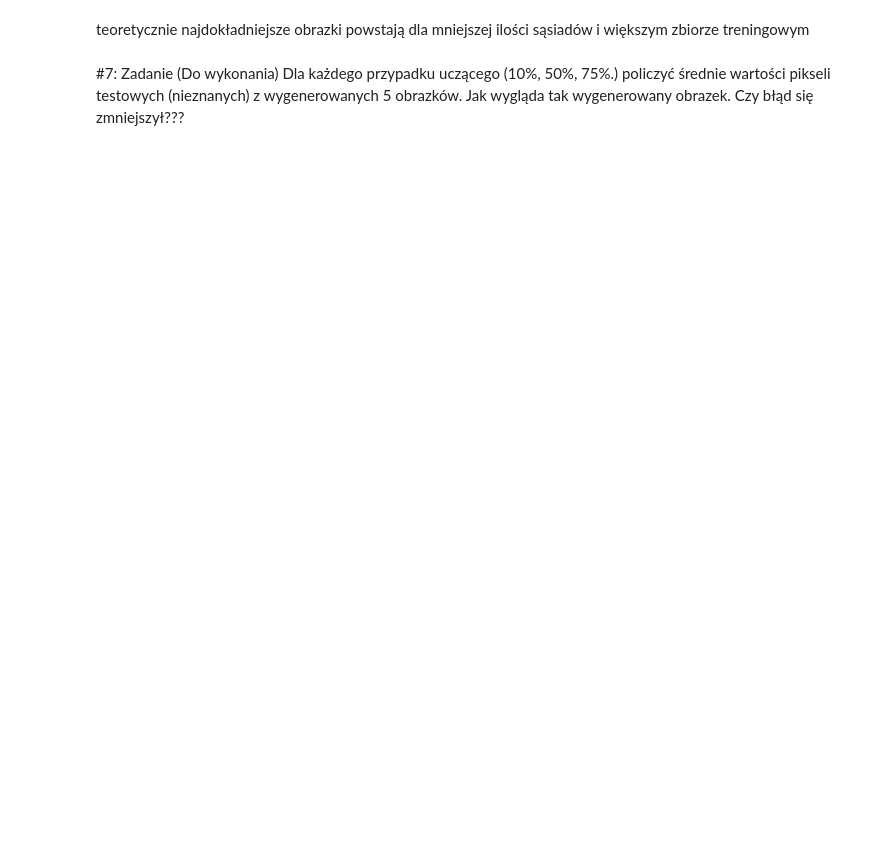
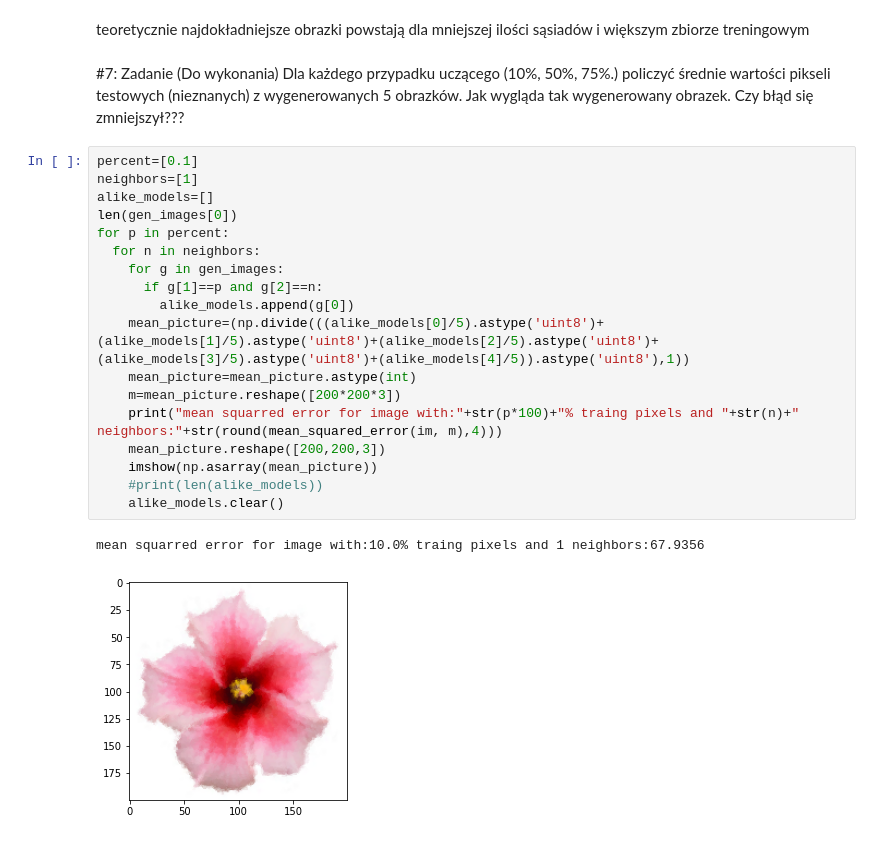
Before and after one commit to RafisSomeone/Tutorial-3, a Jupyter notebook: Tutorial_3_pt_16_15.ipynb, the cells around one changed output. Drawn from its saved outputs; the diff is of its cells as text; blank space fills up the shorter version.

```diff
--- a/Tutorial_3_pt_16_15.ipynb
+++ b/Tutorial_3_pt_16_15.ipynb
@@ -443,3 +449,24 @@ teoretycznie najdokładniejsze obrazki powstają dla mniejszej ilości sąsiadó
 Dla każdego przypadku uczącego (10%, 50%, 75%.) policzyć średnie wartości pikseli testowych
 (nieznanych) z wygenerowanych 5 obrazków. Jak wygląda tak wygenerowany obrazek. Czy błąd się
 zmniejszył???
+# %%
+percent=[0.1]
+neighbors=[1]
+alike_models=[]
+len(gen_images[0])
+for p in percent:
+  for n in neighbors:
+    for g in gen_images:
+      if g[1]==p and g[2]==n:
+        alike_models.append(g[0])
+    mean_picture=(np.divide(((alike_models[0]/5).astype('uint8')+(alike_models[1]/5).astype('uint8')+(alike_models[2]/5).astype('uint8')+(alike_models[3]/5).astype('uint8')+(alike_models[4]/5)).astype('uint8'),1))
+    mean_picture=mean_picture.astype(int)
+    m=mean_picture.reshape([200*200*3])
+    print("mean squarred error for image with:"+str(p*100)+"% traing pixels and "+str(n)+" neighbors:"+str(round(mean_squared_error(im, m),4)))
+    mean_picture.reshape([200,200,3])
+    imshow(np.asarray(mean_picture))
+    #print(len(alike_models))
+    alike_models.clear()
+# %% [output]
+mean squarred error for image with:10.0% traing pixels and 1 neighbors:67.9356
+[figure, added]
```
Also changed, not shown: parts of 14 cells of this notebook.
